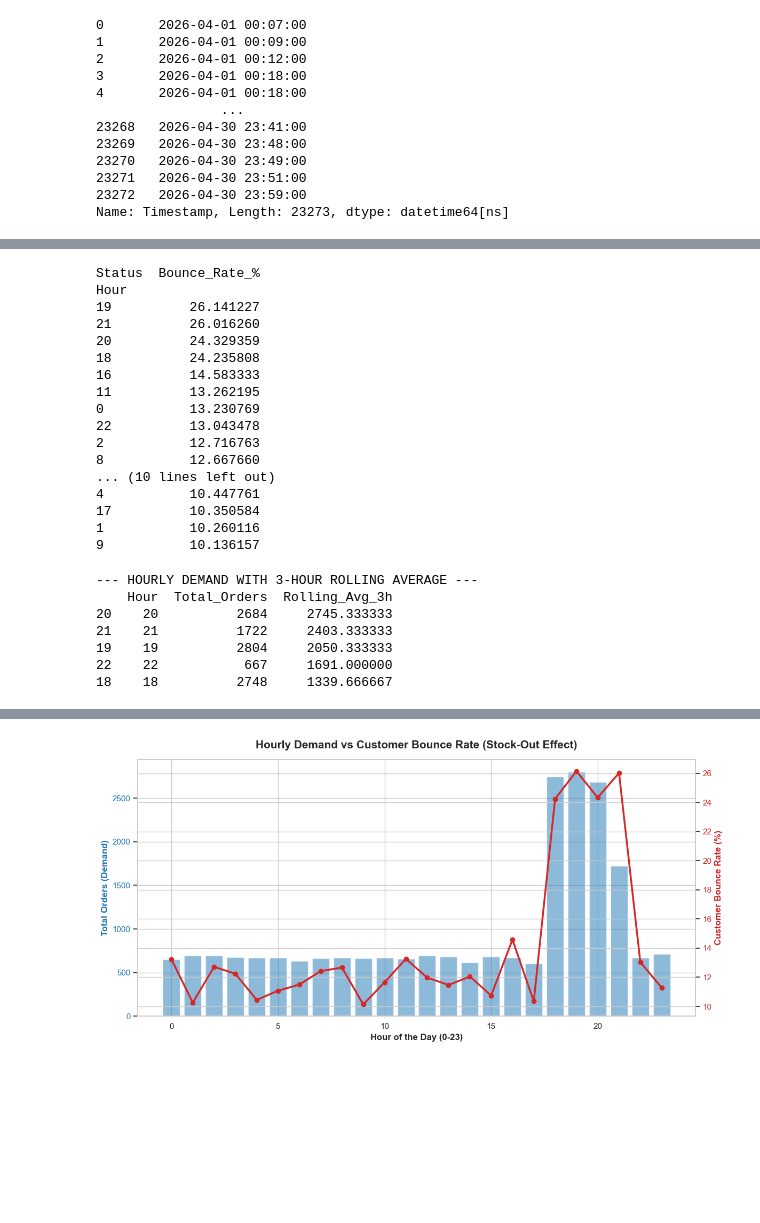
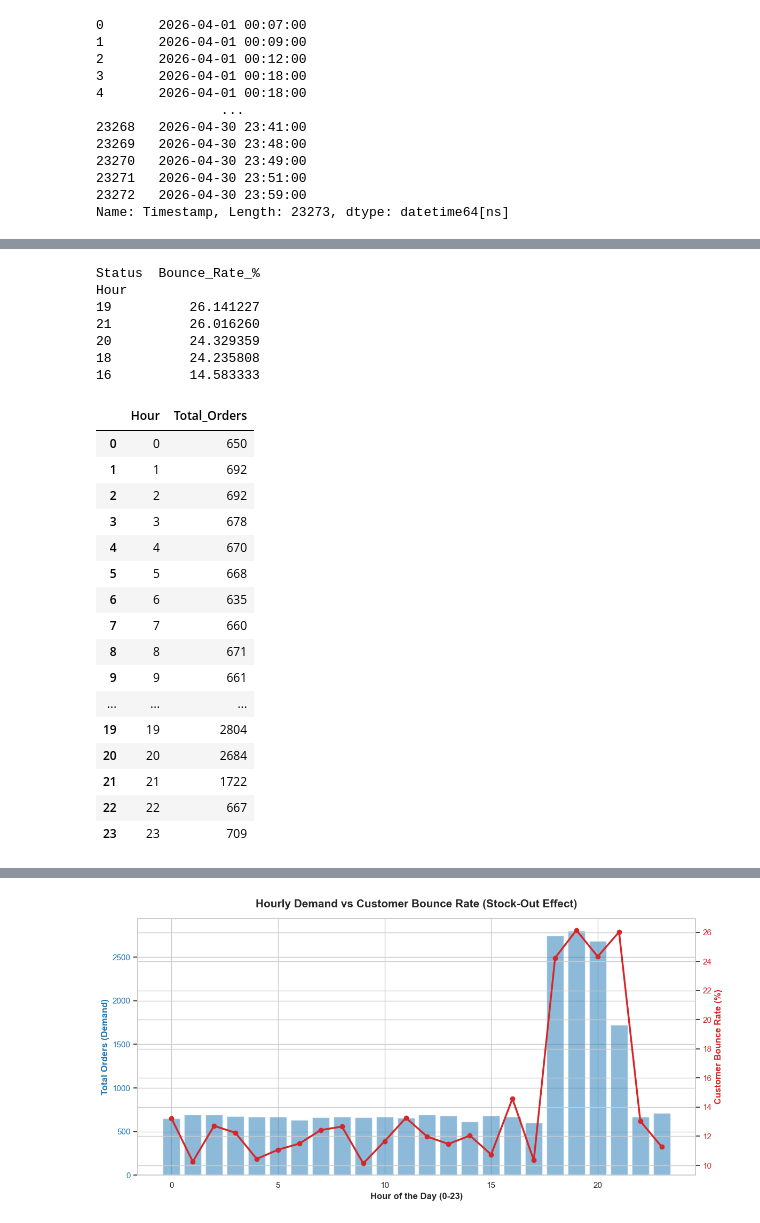
Before and after one commit to aryamaddy/Quick-Commerce-Inventory-Optimization, a Jupyter notebook: Quick-Commerce-Inventory-Optimization/inventory_demand_analysis.ipynb, the cells around one changed output, grey strips where cells are left out. Drawn from its saved outputs; the diff is of its cells as text; code cells hidden in the pictures; blank space fills up the shorter version.

```diff
--- a/Quick-Commerce-Inventory-Optimization/inventory_demand_analysis.ipynb
+++ b/Quick-Commerce-Inventory-Optimization/inventory_demand_analysis.ipynb
@@ -47,6 +87,6 @@ bounce_matrix['Bounce_Rate_%'] = bounce_matrix['Bounced (Out of Stock)'] * 100
 # %%
 
-print(bounce_matrix[['Bounce_Rate_%']].sort_values(by='Bounce_Rate_%', ascending=False))
+print(bounce_matrix[['Bounce_Rate_%']].sort_values(by='Bounce_Rate_%', ascending=False).head())
 # %% [output]
 Status  Bounce_Rate_%
 Hour
@@ -55,30 +95,25 @@ Hour
 20          24.329359
 18          24.235808
 16          14.583333
-11          13.262195
-0           13.230769
-22          13.043478
-2           12.716763
-8           12.667660
-... (10 lines left out)
-4           10.447761
-17          10.350584
-1           10.260116
-9           10.136157
 # %%
 
 hourly_demand = df.groupby('Hour').size().reset_index(name='Total_Orders')
-
-
-hourly_demand['Rolling_Avg_3h'] = hourly_demand['Total_Orders'].rolling(window=3, min_periods=1).mean()
-
-print("--- HOURLY DEMAND WITH 3-HOUR ROLLING AVERAGE ---")
-print(hourly_demand.sort_values(by='Rolling_Avg_3h', ascending=False).head())
+hourly_demand
 # %% [output]
---- HOURLY DEMAND WITH 3-HOUR ROLLING AVERAGE ---
-    Hour  Total_Orders  Rolling_Avg_3h
-20    20          2684     2745.333333
-21    21          1722     2403.333333
-19    19          2804     2050.333333
-22    22           667     1691.000000
-18    18          2748     1339.666667
+|  | Hour | Total_Orders |
+| 0 | 0 | 650 |
+| 1 | 1 | 692 |
+| 2 | 2 | 692 |
+| 3 | 3 | 678 |
+| 4 | 4 | 670 |
+| 5 | 5 | 668 |
+| 6 | 6 | 635 |
+| 7 | 7 | 660 |
+| 8 | 8 | 671 |
+| 9 | 9 | 661 |
+| ... | ... | ... |
+| 19 | 19 | 2804 |
+| 20 | 20 | 2684 |
+| 21 | 21 | 1722 |
+| 22 | 22 | 667 |
+| 23 | 23 | 709 |
```
Also changed, not shown: parts of 8 cells of this notebook.
